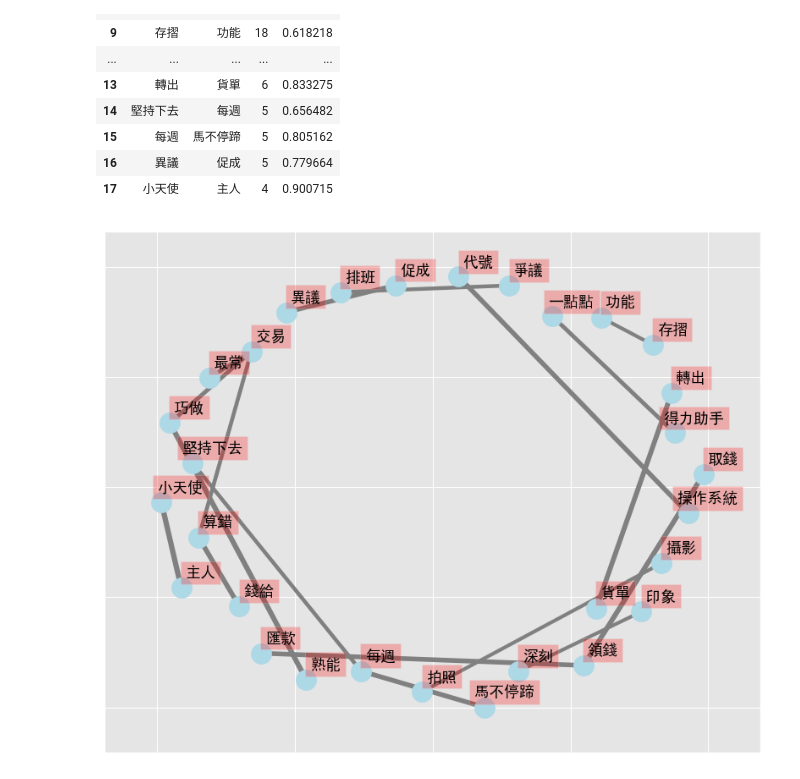
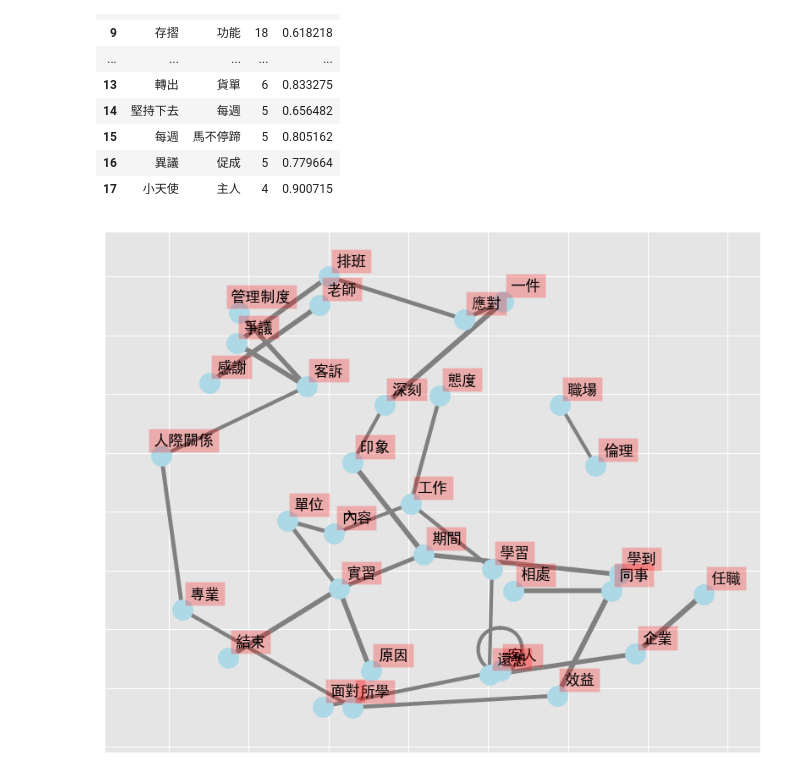
Before and after one commit to oraclekaia/social_media_analysis_mid-, a Jupyter notebook: ver1.ipynb, the cells around one changed output. Cells and saved outputs as stored; diff of their text form; code cells hidden in the pictures.

```diff
--- a/ver1.ipynb
+++ b/ver1.ipynb
@@ -176,7 +176,7 @@ jieba.load_userdict('./dict/user_dict.txt')
 with open('./dict/stopwords.txt',encoding="utf-8") as f:
     stopWords= [line.strip() for line in f.readlines()]
 # 參數形式手動加入停用字
-user_stop = ["這週","真的","希望","禮拜", "東西", "特別", "很快", "一點", "那位", "這段", "過得", "這間", "這是", "這份"]
+user_stop = ["之間","這週","真的","希望","禮拜", "東西", "特別", "很快", "一點", "那位", "這段", "過得", "這間", "這是", "這份","有時候", "第二個", "第十", "喜餅", "地方", "事物"]
 for i in user_stop:
     stopWords.append(i)
 # %% [output]
@@ -860,19 +874,19 @@ dia_fdist.most_common(5)
  (('實習', '結束'), 39),
  (('學習', '工作'), 37)]
 # %%
-# #建立bigram和count的dictionary
-# #這裡取最多的前30項
-# d = {k:v for k,v in dia_fdist.most_common(30)}
+#建立bigram和count的dictionary
+#這裡取最多的前30項
+d = {k:v for k,v in dia_fdist.most_common(30)}
 # %%
-# # Create network plot
-# G = nx.Graph()
+# Create network plot
+G = nx.Graph()
 
-# # 建立 nodes 間的連結
-# for k, v in [d][0].items():
-#     G.add_edge(k[0], k[1], weight=v)
+# 建立 nodes 間的連結
+for k, v in [d][0].items():
+    G.add_edge(k[0], k[1], weight=v)
 
-# # 取得edge權重
-# weights = [w[2]['weight']*0.3 for w in  G.edges(data=True)]
+# 取得edge權重
+weights = [w[2]['weight']*0.3 for w in  G.edges(data=True)]
 # %%
 # fig, ax = plt.subplots(figsize=(10, 8))
 
@@ -1017,25 +1031,25 @@ weights = [w[2]['weight']*5 for w in  g.edges(data=True)]
 # %%
 fig, ax = plt.subplots(figsize=(10, 8))
 
-pos = nx.spring_layout(g, k=2)
+pos = nx.spring_layout(G, k=2)
 
 # networks
-nx.draw_networkx(g, pos,
+nx.draw_networkx(G, pos,
                  font_size=16,
                  width=weights,
                  edge_color='grey',
                  node_color='lightblue',
                  with_labels = False,
                  ax=ax)
 
 # 增加 labels
 for key, value in pos.items():
     x, y = value[0]+.07, value[1]+.045
     ax.text(x, y,
             s=key,
             bbox=dict(facecolor='red', alpha=0.25),
             horizontalalignment='center', fontsize=13)
 
 plt.show()
 # %% [output]
-[figure, old version]
+[figure, new version]
```
Also changed, not shown: parts of 14 cells of this notebook.
